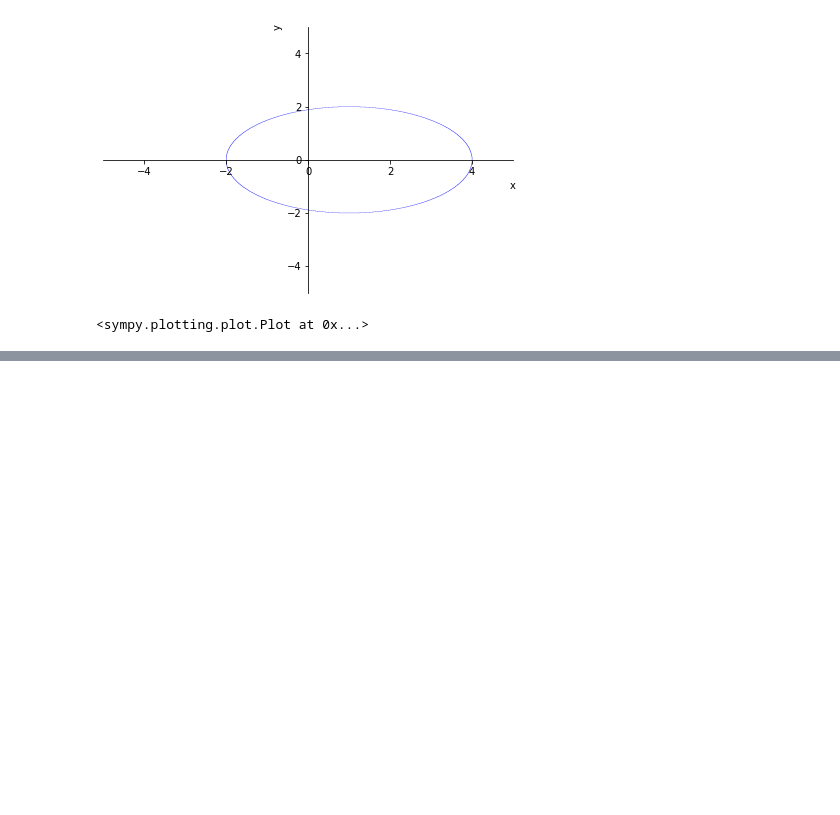
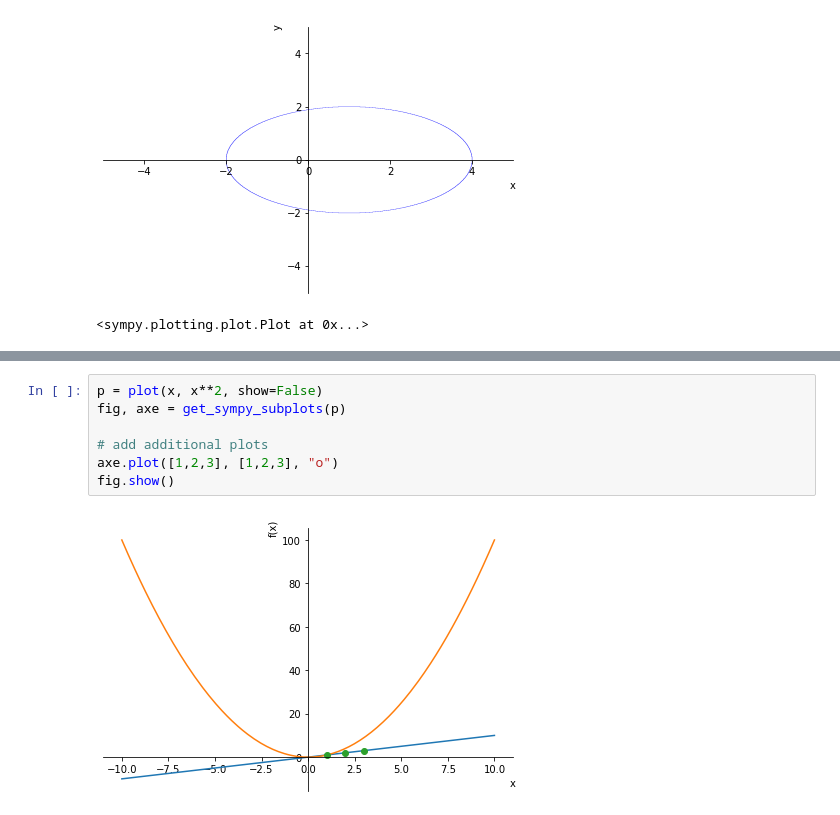
Before and after one commit to dss99911/ds-study, a Jupyter notebook: python/mathmetics/sympy_plot.ipynb, the cells around one changed output, grey strips where cells are left out. Saved outputs shown, nothing was run; the diff lists cells and outputs as text; blank space fills up the shorter version.

```diff
--- a/python/mathmetics/sympy_plot.ipynb
+++ b/python/mathmetics/sympy_plot.ipynb
@@ -141,3 +141,12 @@ plotFunction(Heaviside)
 [figure]
 [figure]
 [figure]
+# %%
+p = plot(x, x**2, show=False)
+fig, axe = get_sympy_subplots(p)
+
+# add additional plots
+axe.plot([1,2,3], [1,2,3], "o")
+fig.show()
+# %% [output]
+[figure, added]
```
Also changed, not shown: parts of 2 cells of this notebook, 34 other files.
